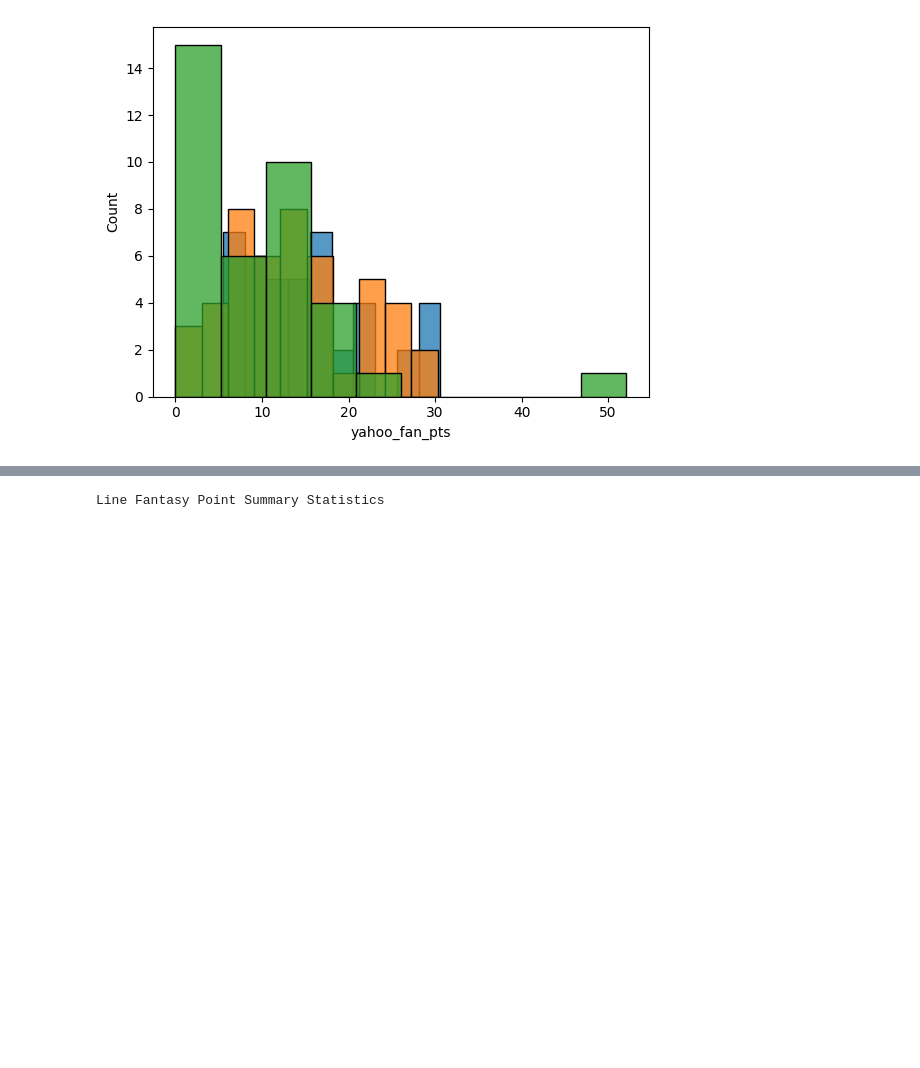
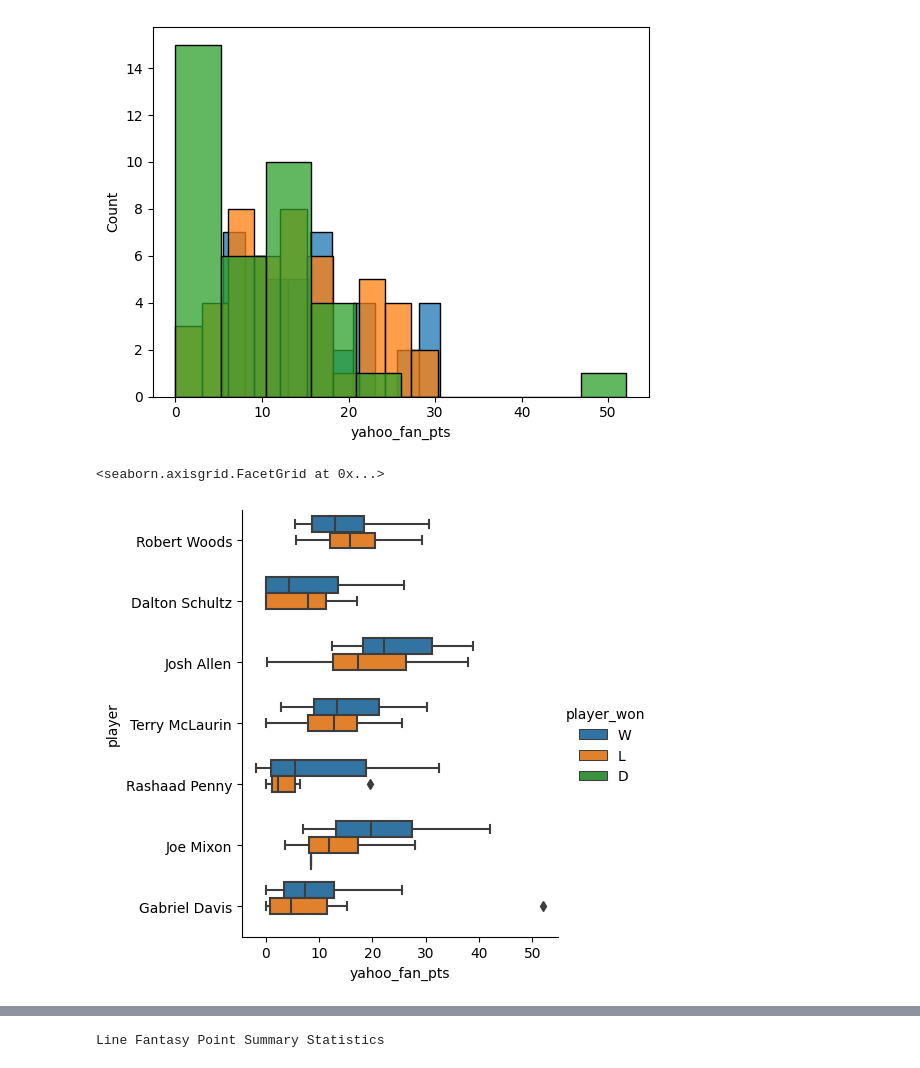
Before and after one commit to rbtessier/nfl-analysis, a Jupyter notebook: nfl_fantasy_eda.ipynb, the cells around one changed output, grey strips where cells are left out. Drawn from its saved outputs; the diff is of its cells as text; code cells hidden in the pictures; blank space fills up the shorter version.

```diff
--- a/nfl_fantasy_eda.ipynb
+++ b/nfl_fantasy_eda.ipynb
@@ -148,3 +197,10 @@ mean     13.674468
 max      52.100000
 Name: yahoo_fan_pts, dtype: float64
 [figure]
+# %%
+#sns.catplot(data = off_stats[off_stats['player'].isin(fan_roster_dict['line'])], x = 'yahoo_fan_pts', y = 'player')
+#sns.violinplot(data = off_stats[off_stats['player'].isin(fan_roster_dict['line'])], x = 'yahoo_fan_pts', y = 'player')
+sns.catplot(data = off_stats[off_stats['player'].isin(fan_roster_dict['line'])], x = 'yahoo_fan_pts', y = 'player', hue = 'player_won', kind = 'box')
+# %% [output]
+<seaborn.axisgrid.FacetGrid at 0x...>
+[figure, added]
```
Also changed, not shown: parts of 6 cells of this notebook.
